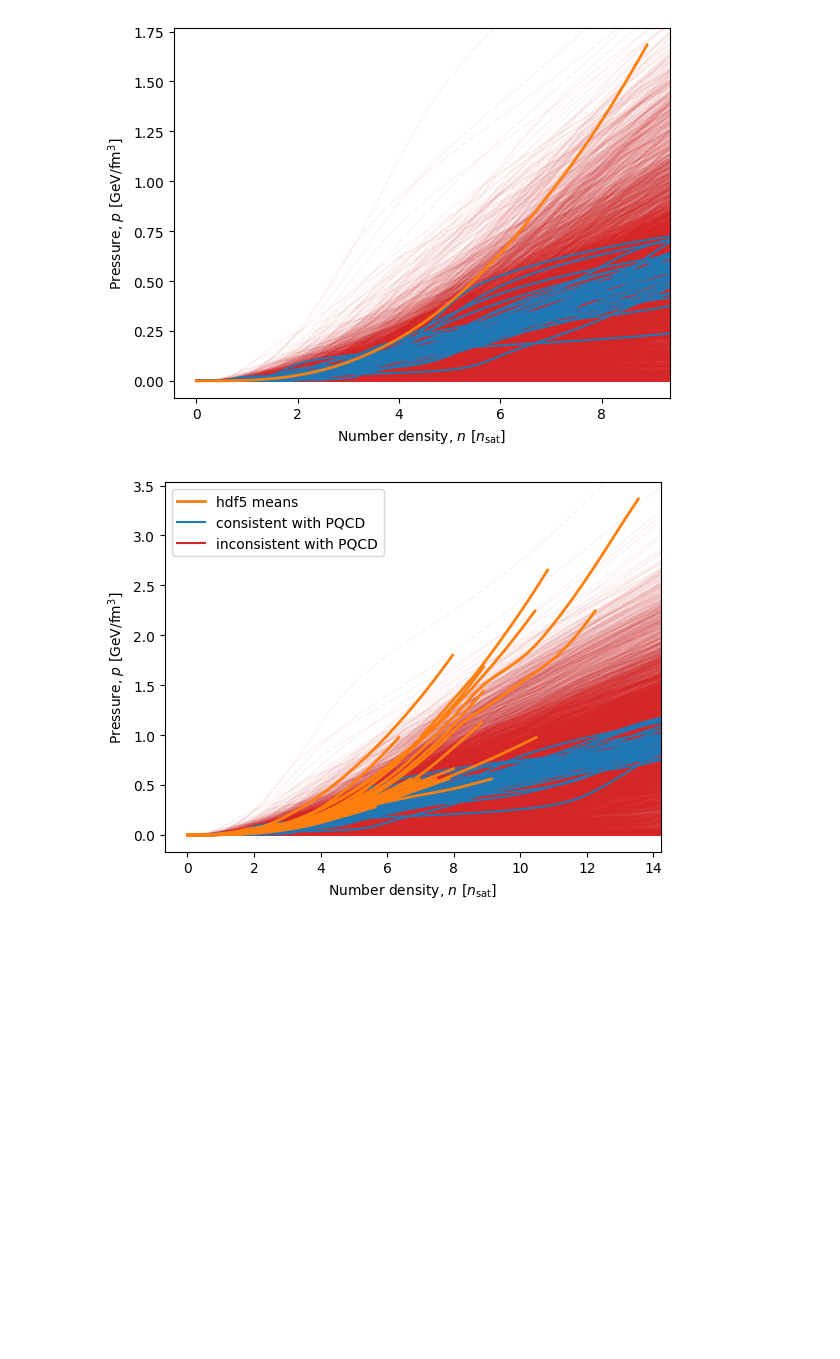
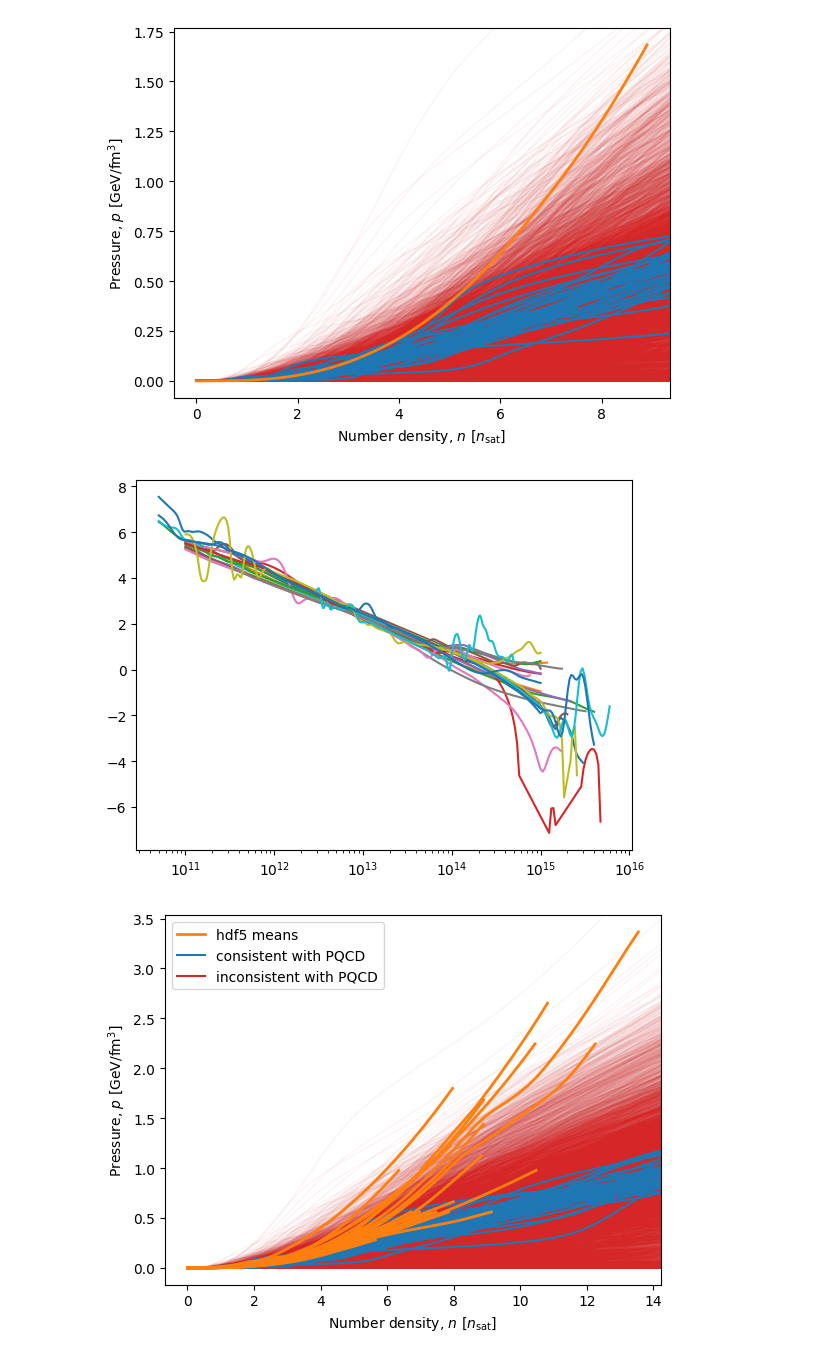
Before and after one commit to eliotfinch/pqcd, a Jupyter notebook: notebooks/inspect_gp_hdf5s.ipynb, the cells around one changed output. Cells and saved outputs as stored; diff of their text form; code cells hidden in the pictures; blank space fills up the shorter version.

```diff
--- a/notebooks/inspect_gp_hdf5s.ipynb
+++ b/notebooks/inspect_gp_hdf5s.ipynb
@@ -124,3 +118,34 @@ hdf5_paths = {
+# %%
+hdf5_paths = {
+    'had': ['bsk', 'bsr', 'dd', 'eng', 'gm', 'kde', 'mpa', 'nl', 'r', 'sk', 'sly', 'tm'],
+    'hyp': ['bsr', 'dd', 'gm', 'h', 'nl', 'tm'],
+    'qrk': ['alf', 'ddq', 'hqc']
+}
+
+fig, ax = plt.subplots()
+ax.set_xscale('log')
+
+for variety in ['had', 'hyp', 'qrk']:
+
+    for label in hdf5_paths[variety]:
+
+        if variety == 'had':
+            file_path = f'../make-agnostic-processes/{variety}agn/{label}/gpr_gpr_{variety}ronic-{label}.hdf5'
+        elif variety == 'hyp':
+            file_path = f'../make-agnostic-processes/{variety}agn/{label}/gpr_gpr_{variety}eronic-{label}.hdf5'
+        elif variety == 'qrk':
+            file_path = f'../make-agnostic-processes/{variety}agn/{label}/gpr_gpr_quark-{label}.hdf5'
+
+        with h5py.File(file_path, 'r') as f:
+            cov = np.array(f['0']['cov'])
+            mean = np.array(f['0']['mean'])
+
+        log_pressure = np.array([entry[0] for entry in mean])
+        phi = np.array([entry[1] for entry in mean])
+
+        ax.plot(np.exp(log_pressure), phi)
+# %% [output]
+[figure, added]
 # %%
 fig, ax = plt.subplots()
 
```
Also changed, not shown: parts of 8 cells of this notebook, 3 other files.
